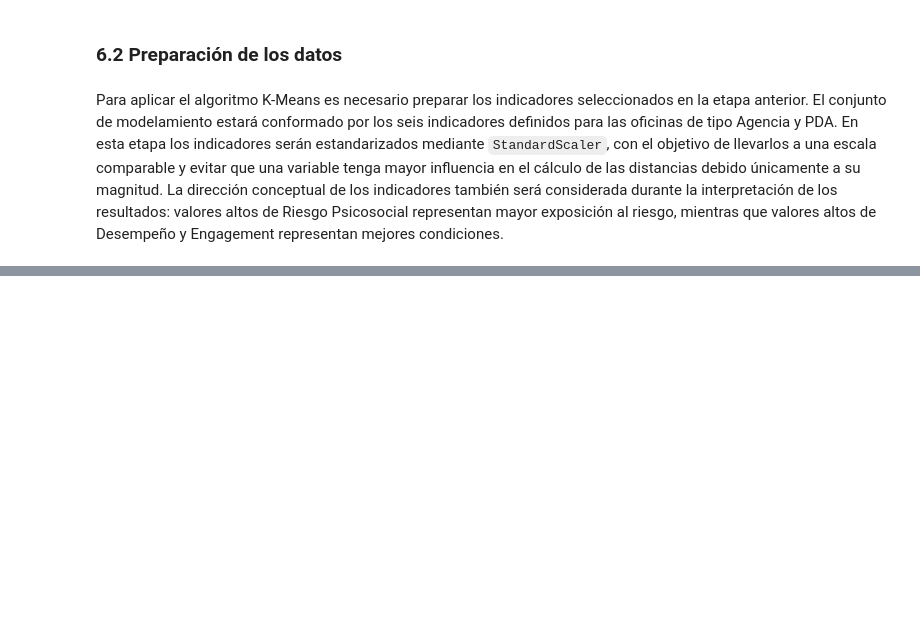
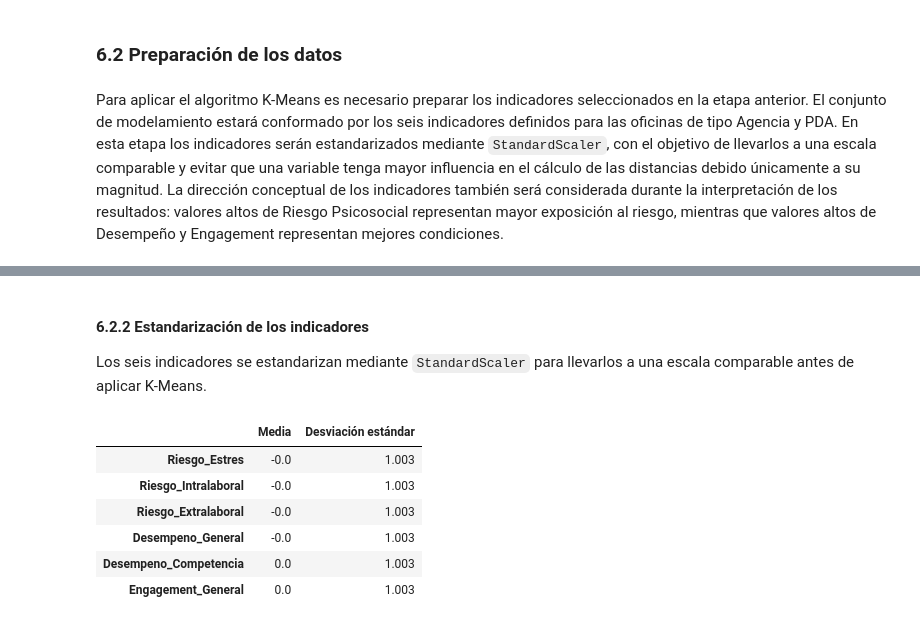
Before and after one commit to afobando94/MCD_AD_Taller1_clasificar_ofis, a Jupyter notebook: notebook/taller1_clasif_ofi_ao.ipynb, the cells around one changed output, grey strips where cells are left out. Drawn from its saved outputs; the diff is of its cells as text; code cells hidden in the pictures; blank space fills up the shorter version.

```diff
--- a/notebook/taller1_clasif_ofi_ao.ipynb
+++ b/notebook/taller1_clasif_ofi_ao.ipynb
@@ -1162,0 +1210,18 @@ df_cluster.head()
+# %%
+# Variables que ingresarán al modelo
+variables_cluster = [
+    'Riesgo_Estres',
+    'Riesgo_Intralaboral',
+    'Riesgo_Extralaboral',
+    'Desempeno_General',
+    'Desempeno_Competencia',
+    'Engagement_General'
+]
+
+# Aplicar imputación por mediana
+for col in variables_cluster:
+    df_cluster[col] = df_cluster[col].fillna(df_cluster[col].median())
+
+# Verificación final de valores faltantes
+print("Valores faltantes después del tratamiento:")
+print(df_cluster[variables_cluster].isna().sum())
@@ -1162,0 +1237,32 @@ df_cluster.head()
+# %% [markdown]
+#### 6.2.2 Estandarización de los indicadores
+
+Los seis indicadores se estandarizan mediante `StandardScaler` para llevarlos a una escala comparable antes de aplicar K-Means.
+# %%
+from sklearn.preprocessing import StandardScaler
+
+scaler = StandardScaler()
+
+X_cluster = scaler.fit_transform(df_cluster[variables_cluster])
+
+X_cluster = pd.DataFrame(
+    X_cluster,
+    columns=variables_cluster,
+    index=df_cluster.index
+)
+
+# Validar la estandarización
+resumen_estandarizacion = pd.DataFrame({
+    'Media': X_cluster.mean(),
+    'Desviación estándar': X_cluster.std()
+})
+
+resumen_estandarizacion.round(3)
+# %% [output]
+|  | Media | Desviación estándar |
+| Riesgo_Estres | -0.0 | 1.003 |
+| Riesgo_Intralaboral | -0.0 | 1.003 |
+| Riesgo_Extralaboral | -0.0 | 1.003 |
+| Desempeno_General | -0.0 | 1.003 |
+| Desempeno_Competencia | 0.0 | 1.003 |
+| Engagement_General | 0.0 | 1.003 |
```
Also changed, not shown: parts of 21 cells of this notebook.
